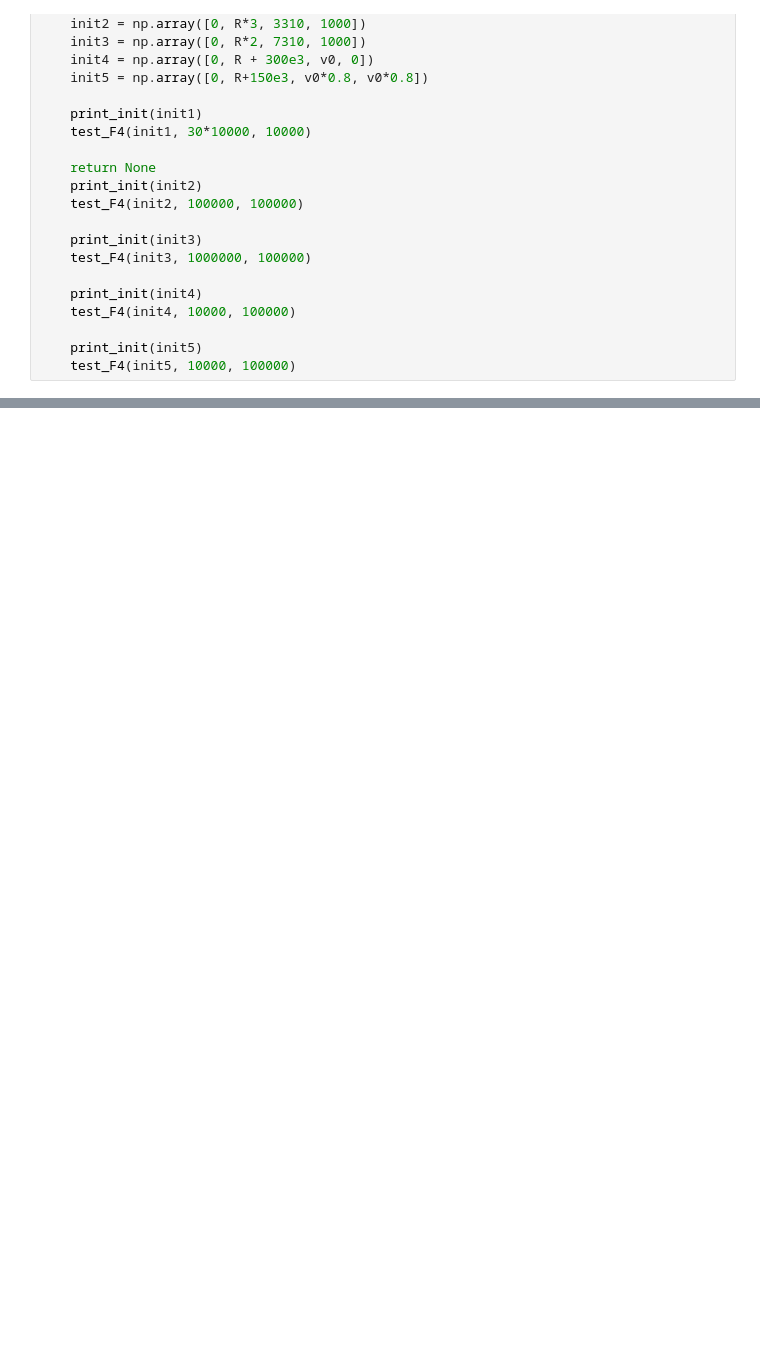
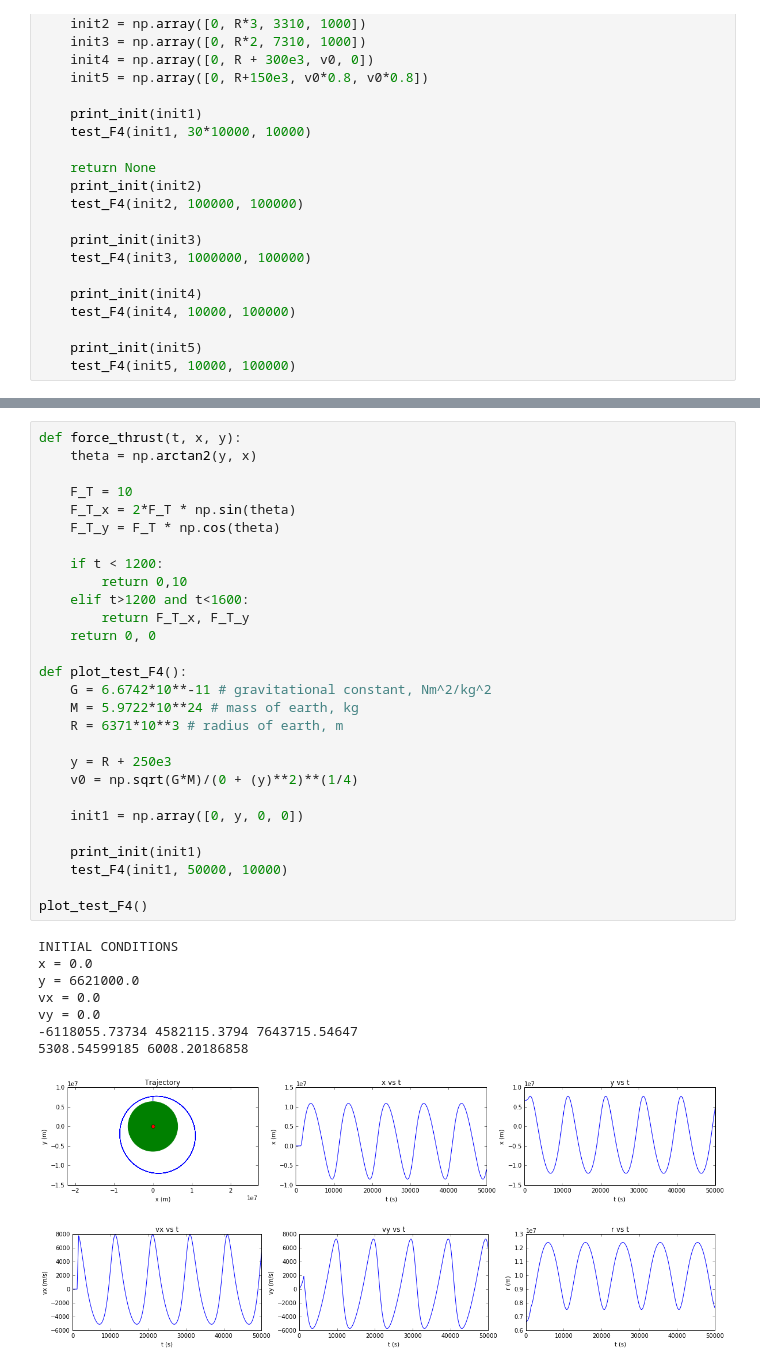
Before and after one commit to pitt1321/Nicholas-Sean-Rocket-Launch, a Jupyter notebook: Messing around with thrust.ipynb, the cells around one changed output, grey strips where cells are left out. Drawn from its saved outputs; the diff is of its cells as text; blank space fills up the shorter version.

```diff
--- a/Messing around with thrust.ipynb
+++ b/Messing around with thrust.ipynb
@@ -245,0 +291,38 @@ vy = 0.0
+# %%
+def force_thrust(t, x, y):
+    theta = np.arctan2(y, x)
+
+    F_T = 10
+    F_T_x = 2*F_T * np.sin(theta)
+    F_T_y = F_T * np.cos(theta)
+
+    if t < 1200:
+        return 0,10
+    elif t>1200 and t<1600:
+        return F_T_x, F_T_y
+    return 0, 0
+
+def plot_test_F4():
+    G = 6.6742*10**-11 # gravitational constant, Nm^2/kg^2
+    M = 5.9722*10**24 # mass of earth, kg
+    R = 6371*10**3 # radius of earth, m
+
+    y = R + 250e3
+    v0 = np.sqrt(G*M)/(0 + (y)**2)**(1/4)
+
+    init1 = np.array([0, y, 0, 0])
+
+    print_init(init1)
+    test_F4(init1, 50000, 10000)
+
+plot_test_F4()
+# %% [output]
+INITIAL CONDITIONS
+x = 0.0
+y = 6621000.0
+vx = 0.0
+vy = 0.0
+-6118055.73734 4582115.3794 7643715.54647
+5308.54599185 6008.20186858
+[figure, added]
+[figure, added]
```
Also changed, not shown: parts of 8 cells of this notebook, 2 other files.
